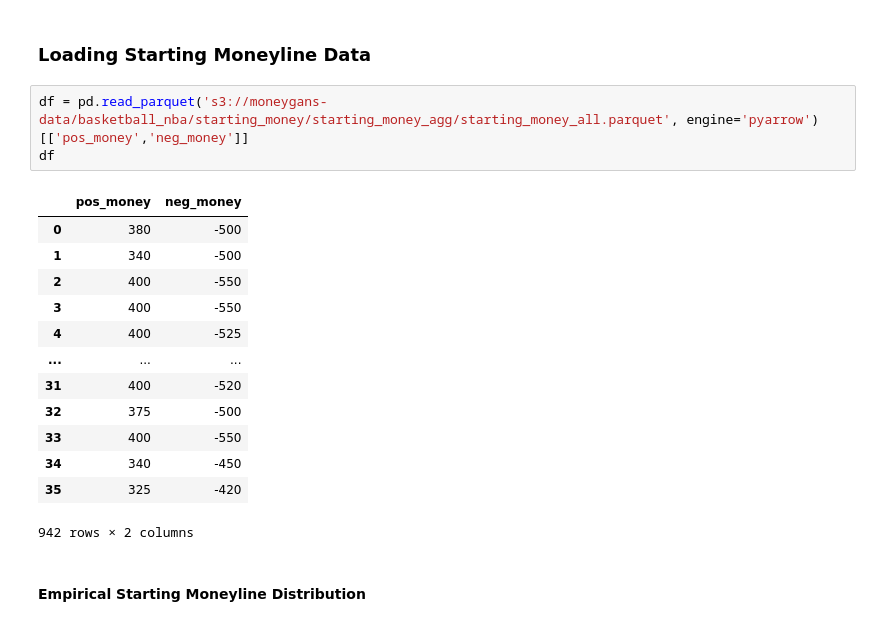
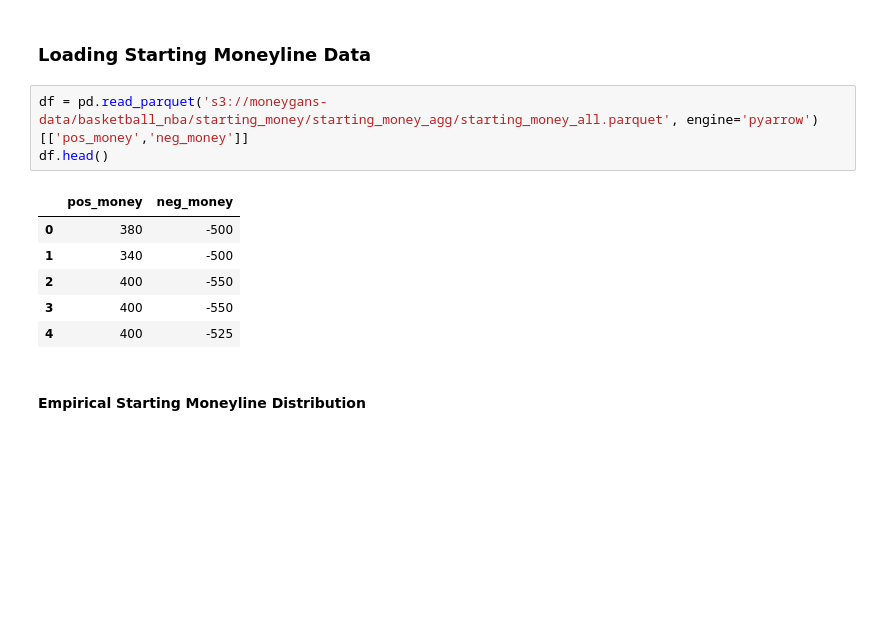
Before and after one commit to jakebirnbach/MoneyLineGANs, a Jupyter notebook: ML Models/WGAN_full_data.ipynb, the cells around one changed output. Cells and saved outputs as stored; diff of their text form; blank space fills up the shorter version.

```diff
--- a/ML Models/WGAN_full_data.ipynb
+++ b/ML Models/WGAN_full_data.ipynb
@@ -12,21 +15,14 @@ from sklearn.preprocessing import MinMaxScaler
 ### Loading Starting Moneyline Data
 # %%
 df = pd.read_parquet('s3://moneygans-data/basketball_nba/starting_money/starting_money_agg/starting_money_all.parquet', engine='pyarrow')[['pos_money','neg_money']]
-df
+df.head()
 # %% [output]
 |  | pos_money | neg_money |
 | 0 | 380 | -500 |
 | 1 | 340 | -500 |
 | 2 | 400 | -550 |
 | 3 | 400 | -550 |
 | 4 | 400 | -525 |
-| ... | ... | ... |
-| 31 | 400 | -520 |
-| 32 | 375 | -500 |
-| 33 | 400 | -550 |
-| 34 | 340 | -450 |
-| 35 | 325 | -420 |
-942 rows × 2 columns
 # %% [markdown]
 #### Empirical Starting Moneyline Distribution
 # %%
```
Also changed, not shown: parts of 1 cell of this notebook, 2 other files.
